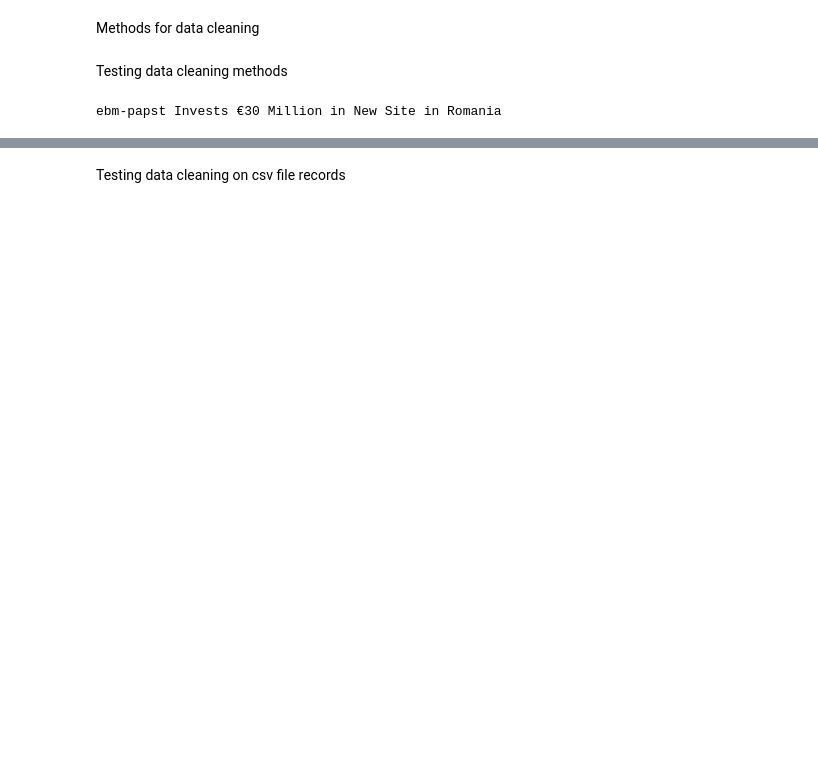
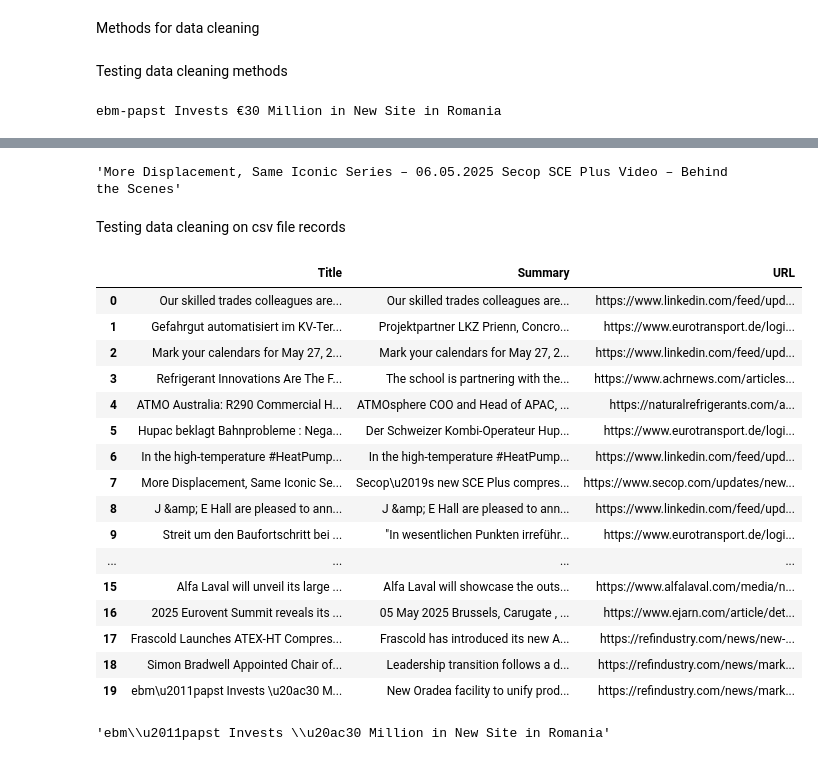
Before and after one commit to mclaflinBitzer/I2D_API, a Jupyter notebook: Scripts/Data_Transformation.ipynb, the cells around one changed output, grey strips where cells are left out. Cells and saved outputs as stored; diff of their text form; code cells hidden in the pictures; blank space fills up the shorter version.

```diff
--- a/Scripts/Data_Transformation.ipynb
+++ b/Scripts/Data_Transformation.ipynb
@@ -38,0 +31,12 @@ output:  Mark your calendars for May 27, 2025, at 11:00 CET, as we\u2019re hosti
+# %%
+# Create a DataFrame with one column and one row
+data = {'Title': ['More Displacement, Same Iconic Series \u2013 06.05.2025 Secop SCE Plus Video \u2013 Behind the Scenes']}
+df = pd.DataFrame(data)
+
+pd.set_option('display.max_colwidth', None)  # Set to None to display the full content of the column
+
+df['Title'][0] = remove_html_and_script(df['Title'][0])
+df['Title'][0] = normalize_unicode(df['Title'][0])
+
+# Display the DataFrame
+df
@@ -39,10 +66,32 @@ output:  Mark your calendars for May 27, 2025, at 11:00 CET, as we\u2019re hosti
+# %%
+output
+# %% [output]
+'More Displacement, Same Iconic Series – 06.05.2025 Secop SCE Plus Video – Behind the Scenes'
 # %% [markdown]
 Testing data cleaning on csv file records
 # %%
 import pandas as pd
 
 # Read the CSV file into a DataFrame
-df = pd.read_csv("../articles.csv")
+df = pd.read_csv("../SP_Test.csv")
 
 # Display the first few rows of the DataFrame
-df.head()
+df
+# %% [output]
+|  | Title | Summary | URL |
+| 0 | Our skilled trades colleagues are... | Our skilled trades colleagues are... | https://www.linkedin.com/feed/upd... |
+| 1 | Gefahrgut automatisiert im KV-Ter... | Projektpartner LKZ Prienn, Concro... | https://www.eurotransport.de/logi... |
+| 2 | Mark your calendars for May 27, 2... | Mark your calendars for May 27, 2... | https://www.linkedin.com/feed/upd... |
+| 3 | Refrigerant Innovations Are The F... | The school is partnering with the... | https://www.achrnews.com/articles... |
+| 4 | ATMO Australia: R290 Commercial H... | ATMOsphere COO and Head of APAC, ... | https://naturalrefrigerants.com/a... |
+| 5 | Hupac beklagt Bahnprobleme : Nega... | Der Schweizer Kombi-Operateur Hup... | https://www.eurotransport.de/logi... |
+| 6 | In the high-temperature #HeatPump... | In the high-temperature #HeatPump... | https://www.linkedin.com/feed/upd... |
+| 7 | More Displacement, Same Iconic Se... | Secop\u2019s new SCE Plus compres... | https://www.secop.com/updates/new... |
+| 8 | J &amp; E Hall are pleased to ann... | J &amp; E Hall are pleased to ann... | https://www.linkedin.com/feed/upd... |
+| 9 | Streit um den Baufortschritt bei ... | "In wesentlichen Punkten irreführ... | https://www.eurotransport.de/logi... |
+| ... | ... | ... | ... |
+| 15 | Alfa Laval will unveil its large ... | Alfa Laval will showcase the outs... | https://www.alfalaval.com/media/n... |
+| 16 | 2025 Eurovent Summit reveals its ... | 05 May 2025 Brussels, Carugate , ... | https://www.ejarn.com/article/det... |
+| 17 | Frascold Launches ATEX-HT Compres... | Frascold has introduced its new A... | https://refindustry.com/news/new-... |
+| 18 | Simon Bradwell Appointed Chair of... | Leadership transition follows a d... | https://refindustry.com/news/mark... |
+| 19 | ebm\u2011papst Invests \u20ac30 M... | New Oradea facility to unify prod... | https://refindustry.com/news/mark... |
@@ -84,0 +98,12 @@ filtered_records
+# %%
+test = df
+
+test['Title'] = test['Title'].apply(remove_html_and_script)
+test['Title'] = test['Title'].apply(normalize_unicode)
+
+test['Summary'] = test['Summary'].apply(remove_html_and_script)
+test['Summary'] = test['Summary'].apply(normalize_unicode)
+row = test.iloc[19]
+row['Title']
+# %% [output]
+'ebm\\u2011papst Invests \\u20ac30 Million in New Site in Romania'
```
Also changed, not shown: parts of 13 cells of this notebook, 1 other file.
